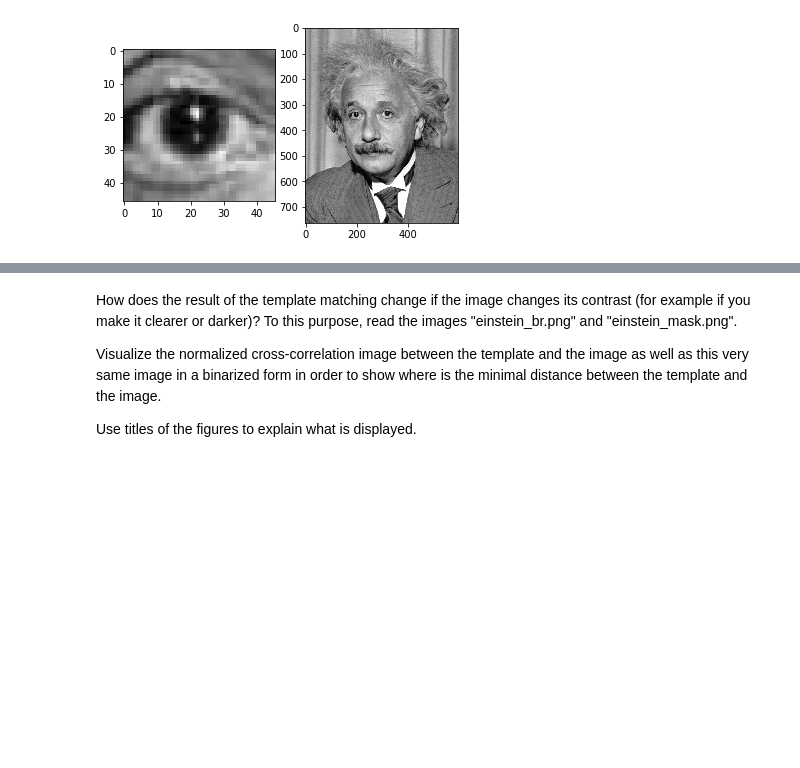
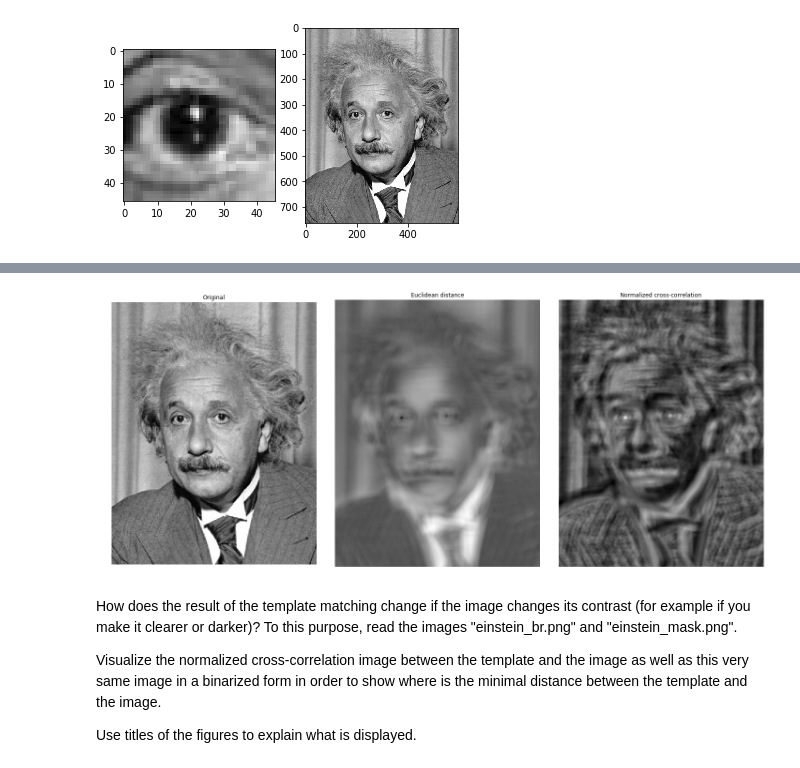
Before and after one commit to eduardgc22/VisioArtificial, a Jupyter notebook: P4_FranciscoDiazRuiz_EduardGranersCastellet/P4_FranciscoDiazRuiz_EduardGranersCastellet.ipynb, the cells around one changed output, grey strips where cells are left out. Drawn from its saved outputs; the diff is of its cells as text; code cells hidden in the pictures; blank space fills up the shorter version.

```diff
--- a/P4_FranciscoDiazRuiz_EduardGranersCastellet/P4_FranciscoDiazRuiz_EduardGranersCastellet.ipynb
+++ b/P4_FranciscoDiazRuiz_EduardGranersCastellet/P4_FranciscoDiazRuiz_EduardGranersCastellet.ipynb
@@ -73,6 +73,48 @@ Create a function for applying euclidean distance and normalized cross-correlati
 <img src="images_notebook/template_matching.png" width="400" height="120">
 
 **Use titles in all figures to understand what is being displayed.**
+# %%
+from skimage.feature import match_template
+from skimage.color import rgb2gray
+
+einstein_gray= rgb2gray(einstein)
+eye_gray = rgb2gray(eye)
+
+def template_location(patch, im):
+    im_gray = rgb2gray(im)
+    patch_gray = rgb2gray(patch)
+
+    fila, colum = im_gray.shape
+    p_h, p_v = patch_gray.shape
+
+    im2 = np.zeros(shape=(fila-p_h,colum-p_v))
+    for i in range(0, fila-p_h):
+        for j in range(0,colum-p_v):
+            im2[i][j] = np.linalg.norm(im_gray[ i:i+p_h, j:j+p_v] - patch_gray)
+    return im2
+
+euclidean_result = template_location(eye,einstein)
+
+correlation_result = match_template(einstein_gray, eye_gray)
+
+fig, (ax1,ax2,ax3) = plt.subplots(ncols=3,nrows=1,figsize=(20,12))
+
+ax1.imshow(einstein,cmap='gray')
+ax1.set_title('Original')
+ax1.axis('off')
+
+ax2.imshow(euclidean_result,cmap='gray')
+ax2.set_title('Euclidean distance')
+ax2.axis('off')
+
+ax3.imshow(correlation_result,cmap='gray')
+ax3.set_title('Normalized cross-correlation')
+ax3.axis('off')
+
+plt.tight_layout()
+plt.show()
+# %% [output]
+[figure, added]
 # %% [markdown]
 How does the result of the template matching change if the image changes its contrast (for example if you make it clearer or darker)? To this purpose, read the images "einstein_br.png" and "einstein_mask.png".
 
```
